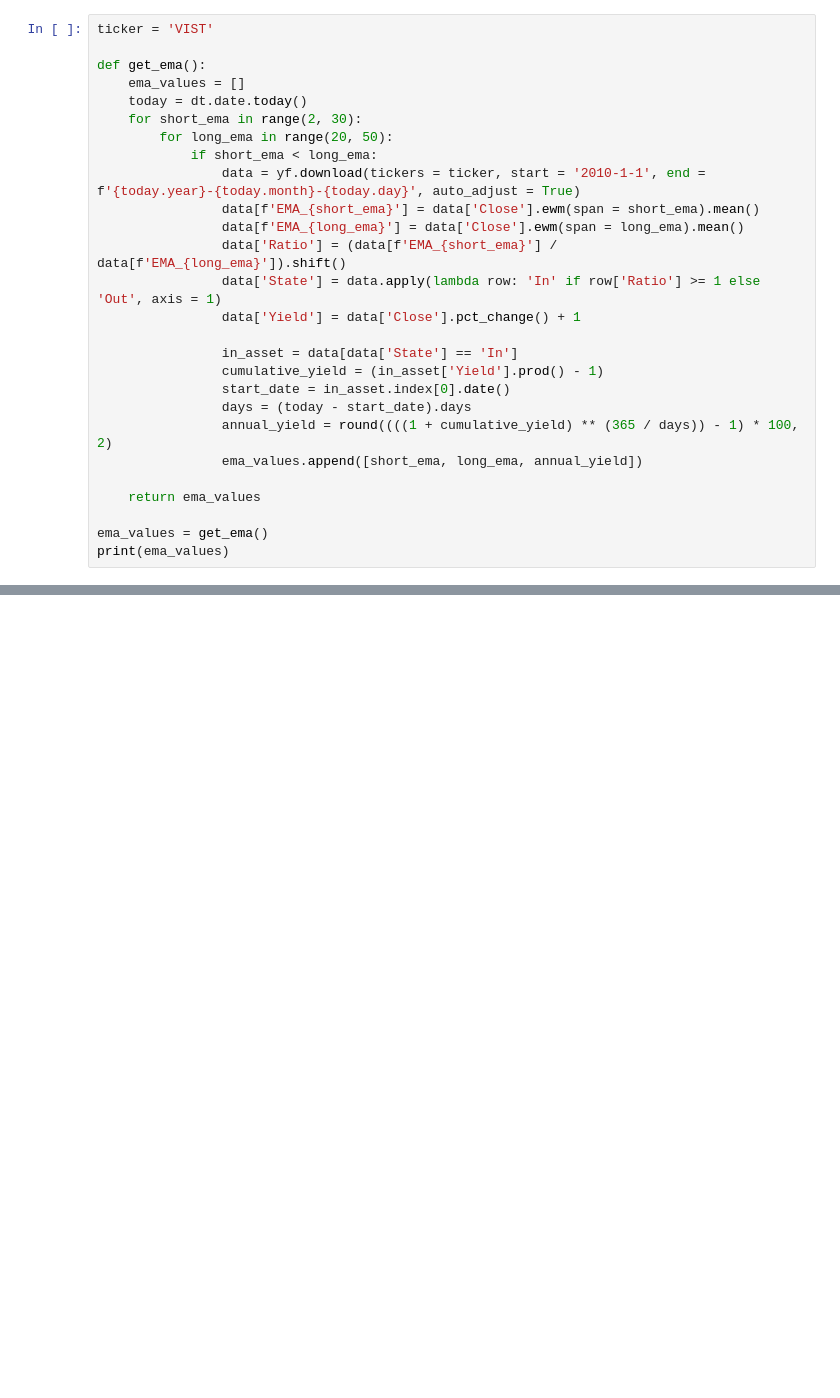
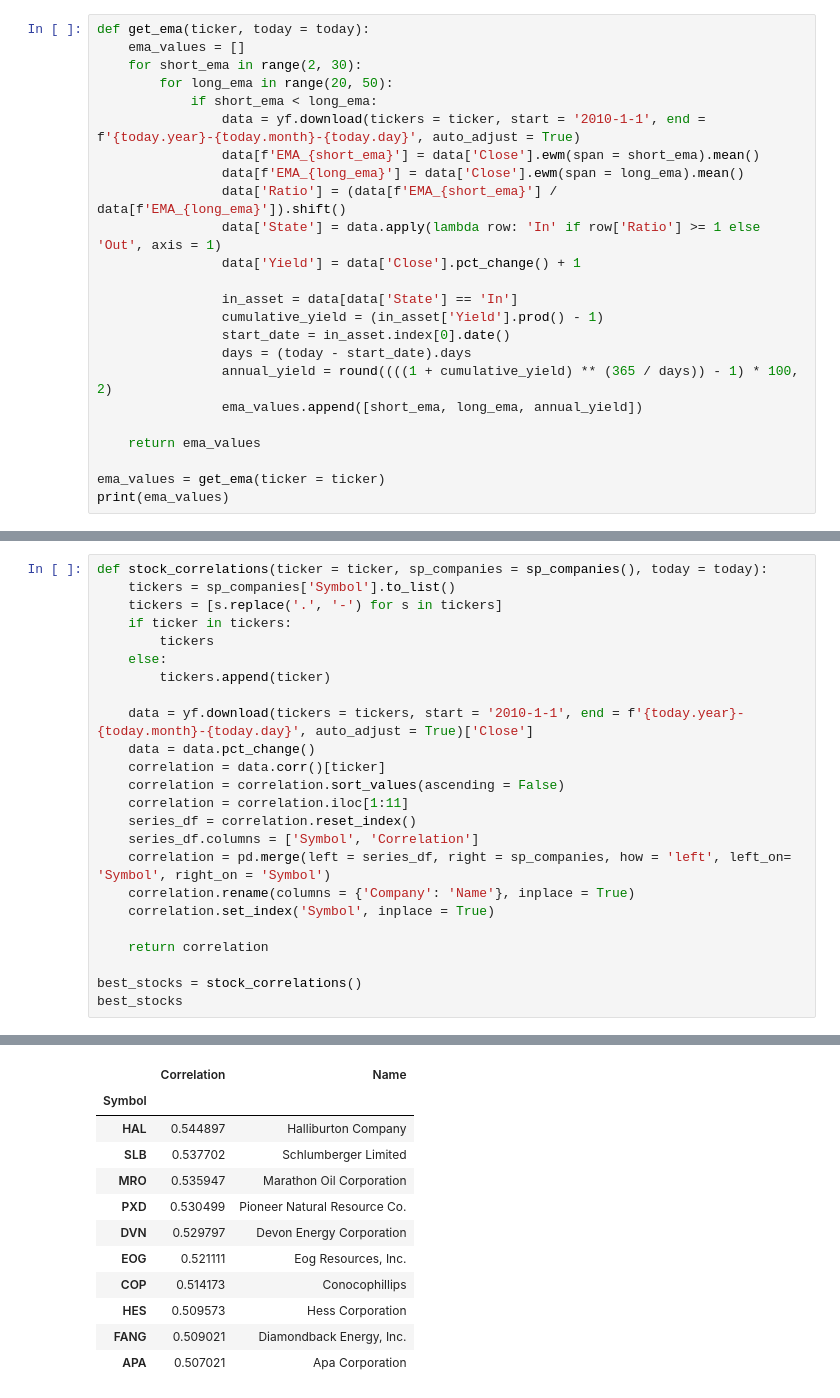
Before and after one commit to Gianmarco20/Finanzas, a Jupyter notebook: cruce_mma.ipynb, the cells around one changed output, grey strips where cells are left out. Cells and saved outputs as stored; diff of their text form; blank space fills up the shorter version.

```diff
--- a/cruce_mma.ipynb
+++ b/cruce_mma.ipynb
@@ -8,9 +13,6 @@ import yfinance as yf
 # %%
-ticker = 'VIST'
-
-def get_ema():
+def get_ema(ticker, today = today):
     ema_values = []
-    today = dt.date.today()
     for short_ema in range(2, 30):
         for long_ema in range(20, 50):
             if short_ema < long_ema:
@@ -30,5 +32,5 @@ def get_ema():
 
     return ema_values
 
-ema_values = get_ema()
+ema_values = get_ema(ticker = ticker)
 print(ema_values)
@@ -109,0 +105,25 @@ mean_emas_data = mean_emas(data = ema_df)
+# %%
+def stock_correlations(ticker = ticker, sp_companies = sp_companies(), today = today):
+    tickers = sp_companies['Symbol'].to_list()
+    tickers = [s.replace('.', '-') for s in tickers]
+    if ticker in tickers:
+        tickers
+    else:
+        tickers.append(ticker)
+
+    data = yf.download(tickers = tickers, start = '2010-1-1', end = f'{today.year}-{today.month}-{today.day}', auto_adjust = True)['Close']
+    data = data.pct_change()
+    correlation = data.corr()[ticker]
+    correlation = correlation.sort_values(ascending = False)
+    correlation = correlation.iloc[1:11]
+    series_df = correlation.reset_index()
+    series_df.columns = ['Symbol', 'Correlation']
+    correlation = pd.merge(left = series_df, right = sp_companies, how = 'left', left_on= 'Symbol', right_on = 'Symbol')
+    correlation.rename(columns = {'Company': 'Name'}, inplace = True)
+    correlation.set_index('Symbol', inplace = True)
+
+    return correlation
+
+best_stocks = stock_correlations()
+best_stocks
+# %% [output]
@@ -109,0 +131,12 @@ mean_emas_data = mean_emas(data = ema_df)
+|  | Correlation | Name |
+| Symbol |  |  |
+| HAL | 0.544897 | Halliburton Company |
+| SLB | 0.537702 | Schlumberger Limited |
+| MRO | 0.535947 | Marathon Oil Corporation |
+| PXD | 0.530499 | Pioneer Natural Resource Co. |
+| DVN | 0.529797 | Devon Energy Corporation |
+| EOG | 0.521111 | Eog Resources, Inc. |
+| COP | 0.514173 | Conocophillips |
+| HES | 0.509573 | Hess Corporation |
+| FANG | 0.509021 | Diamondback Energy, Inc. |
+| APA | 0.507021 | Apa Corporation |
```
Also changed, not shown: parts of 10 cells of this notebook.
